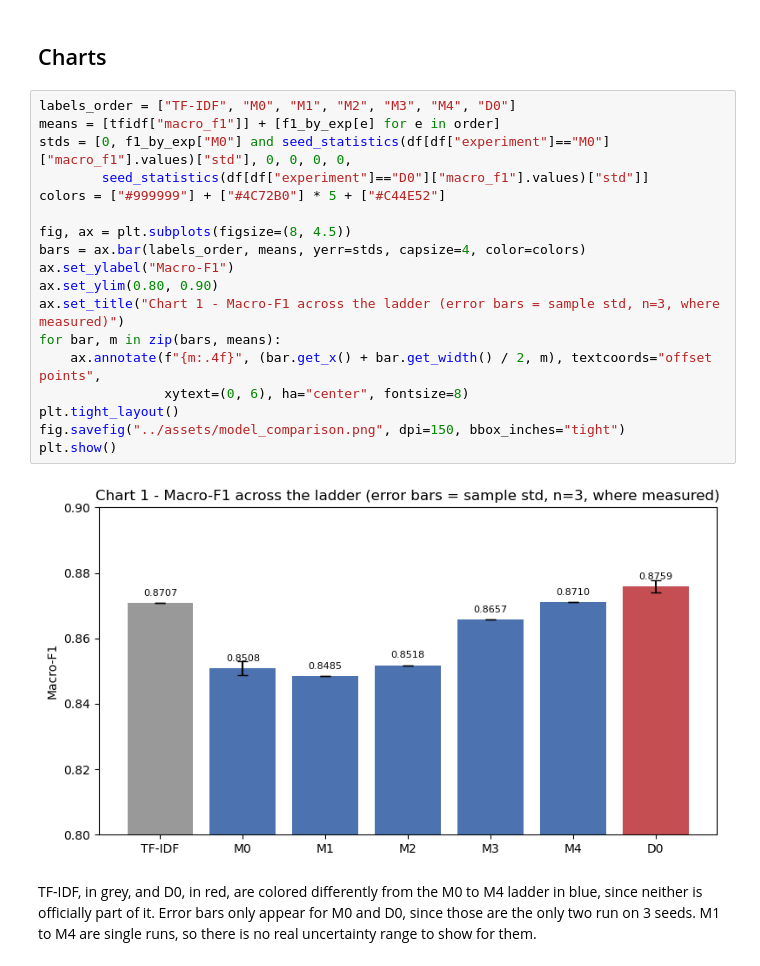
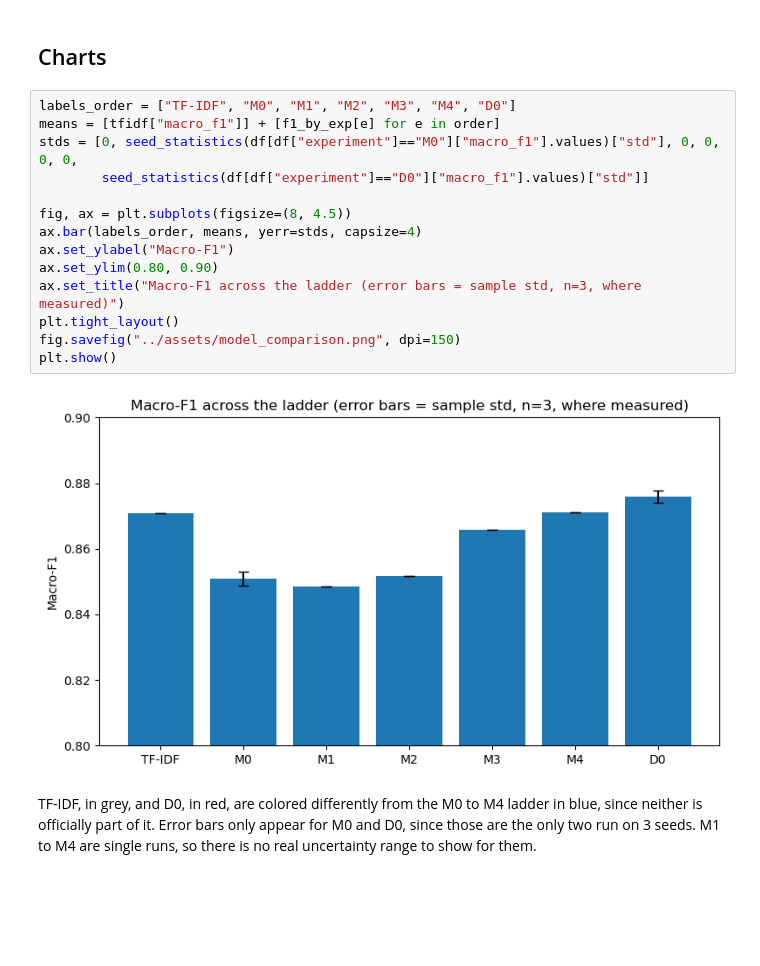
Before and after one commit to Udbhav748/fintech-complaint-classification-lstm-distilbert, a Jupyter notebook: notebooks/05_final_results.ipynb, the cells around one changed output. Saved outputs shown, nothing was run; the diff lists cells and outputs as text; blank space fills up the shorter version.

```diff
--- a/notebooks/05_final_results.ipynb
+++ b/notebooks/05_final_results.ipynb
@@ -295,23 +282,19 @@ print(f"{len(applicable)}/{len(applicable)} applicable menu items covered "
 # %%
 labels_order = ["TF-IDF", "M0", "M1", "M2", "M3", "M4", "D0"]
 means = [tfidf["macro_f1"]] + [f1_by_exp[e] for e in order]
-stds = [0, f1_by_exp["M0"] and seed_statistics(df[df["experiment"]=="M0"]["macro_f1"].values)["std"], 0, 0, 0, 0,
+stds = [0, seed_statistics(df[df["experiment"]=="M0"]["macro_f1"].values)["std"], 0, 0, 0, 0,
         seed_statistics(df[df["experiment"]=="D0"]["macro_f1"].values)["std"]]
-colors = ["#999999"] + ["#4C72B0"] * 5 + ["#C44E52"]
 
 fig, ax = plt.subplots(figsize=(8, 4.5))
-bars = ax.bar(labels_order, means, yerr=stds, capsize=4, color=colors)
+ax.bar(labels_order, means, yerr=stds, capsize=4)
 ax.set_ylabel("Macro-F1")
 ax.set_ylim(0.80, 0.90)
-ax.set_title("Chart 1 - Macro-F1 across the ladder (error bars = sample std, n=3, where measured)")
-for bar, m in zip(bars, means):
-    ax.annotate(f"{m:.4f}", (bar.get_x() + bar.get_width() / 2, m), textcoords="offset points",
-                xytext=(0, 6), ha="center", fontsize=8)
+ax.set_title("Macro-F1 across the ladder (error bars = sample std, n=3, where measured)")
 plt.tight_layout()
-fig.savefig("../assets/model_comparison.png", dpi=150, bbox_inches="tight")
+fig.savefig("../assets/model_comparison.png", dpi=150)
 plt.show()
 # %% [output]
-[figure, old version]
+[figure, new version]
 # %% [markdown]
 TF-IDF, in grey, and D0, in red, are colored differently from the M0 to M4 ladder in blue, since neither is officially part of it. Error bars only appear for M0 and D0, since those are the only two run on 3 seeds. M1 to M4 are single runs, so there is no real uncertainty range to show for them.
 # %%
```
Also changed, not shown: parts of 5 cells of this notebook, 11 other files.
